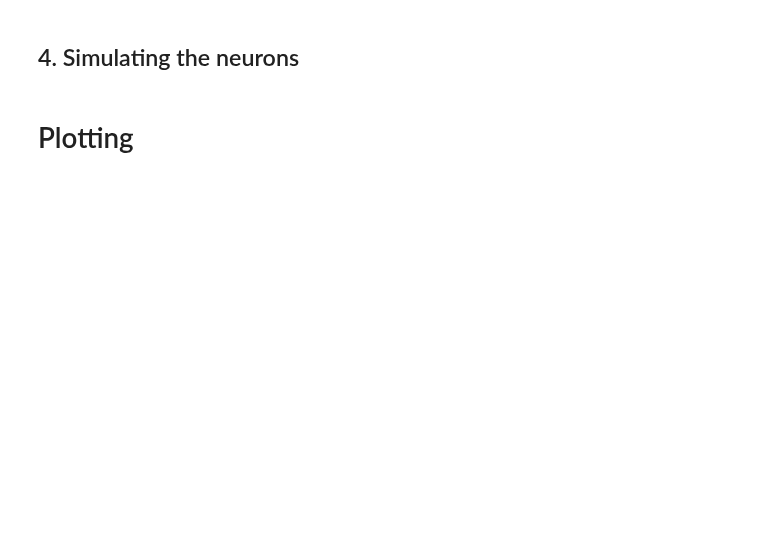
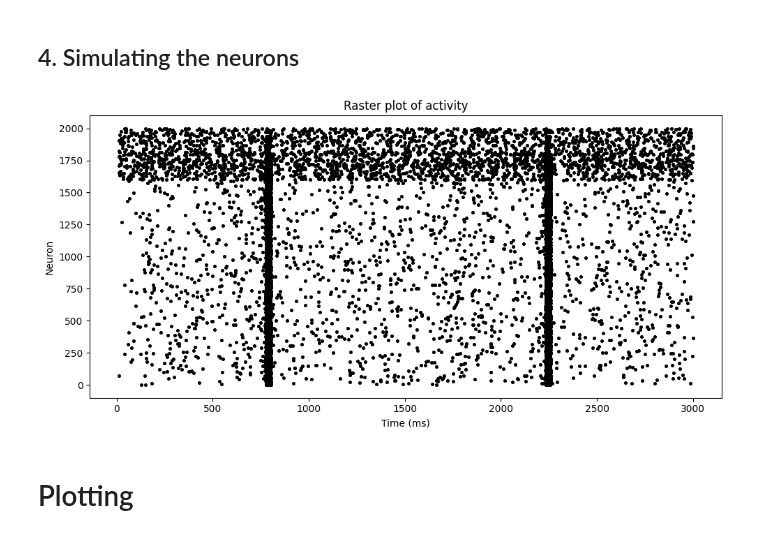
Before and after one commit to polmasipff/Neuroscience-Damage-in-Aggregated-Networks, a Jupyter notebook: create_network_P2.ipynb, the cells around one changed output. Drawn from its saved outputs; the diff is of its cells as text; code cells hidden in the pictures; blank space fills up the shorter version.

```diff
--- a/create_network_P2.ipynb
+++ b/create_network_P2.ipynb
@@ -313,49 +869,103 @@ d = np.concatenate([
 ## 4. Simulating the neurons
 # %%
 
-# MAX_EXC_WEIGHT = 16
-# MAX_INH_WEIGHT = 0.5
+## Simulations
 
-# W = np.hstack([
-#     MAX_EXC_WEIGHT * np.random.rand(NT, Ne),
-#     -MAX_INH_WEIGHT * np.random.rand(NT, Ni)
-# ])
+SIM_TIME = 3000
+MAX_EXC_WEIGHT = 3.5
+MAX_INH_WEIGHT = 0.5
 
-# S = B * W
+W = np.hstack([
+    MAX_EXC_WEIGHT * np.random.rand(N, Ne),
+    -MAX_INH_WEIGHT * np.random.rand(N, Ni)
+])
+
+S = A * W
+
+# Reproducibilidad opcional
+np.random.seed(42)
+
+# =========================
+# Izhikevich parameters
+# =========================
+
+re = np.random.rand(Ne)
+ri = np.random.rand(Ni)
+
+a = np.concatenate([
+    0.02 * np.ones(Ne),
+    0.02 + 0.08 * ri
+])
+
+b = np.concatenate([
+    0.2 * np.ones(Ne),
+    0.25 - 0.05 * ri
+])
+
+c = np.concatenate([
+    -65 + 15 * re**2,
+    -65 * np.ones(Ni)
+])
+
+d = np.concatenate([
+    8 - 6 * re**2,
+    2 * np.ones(Ni)
+])
 
 # =========================
 # MAIN SIMULATION
 # =========================
 
 NOISE_MAX = 3
 
-v = -65 * np.ones(NT)
+v = -65 * np.ones(N)
 u = b * v
 
 firings = []
 
 for t in range(1, SIM_TIME + 1):
 
     I = np.concatenate([
         NOISE_MAX * np.random.randn(Ne),
         2 * np.random.randn(Ni)
     ])
 
     fired = np.where(v >= 30)[0]
 
     if len(fired) > 0:
         firings.extend([(t, neuron) for neuron in fired])
 
         v[fired] = c[fired]
         u[fired] += d[fired]
 
         I += np.sum(S[:, fired], axis=1)
 
     v += 0.5 * (0.04 * v**2 + 5 * v + 140 - u + I)
     v += 0.5 * (0.04 * v**2 + 5 * v + 140 - u + I)
     u += a * (b * v - u)
 
 firings = np.array(firings)
+
+# =========================
+# Raster plot
+# =========================
+
+plt.figure(figsize=(10, 5))
+
+plt.scatter(
+    firings[:, 0],
+    firings[:, 1],
+    s=7,
+    color="black"
+)
+
+plt.xlabel("Time (ms)")
+plt.ylabel("Neuron")
+plt.title("Raster plot of activity")
+plt.tight_layout()
+plt.show()
+# %% [output]
+[figure, added]
 # %% [markdown]
 # Plotting
 # %%
```
Also changed, not shown: parts of 7 cells of this notebook, 2 other files.
